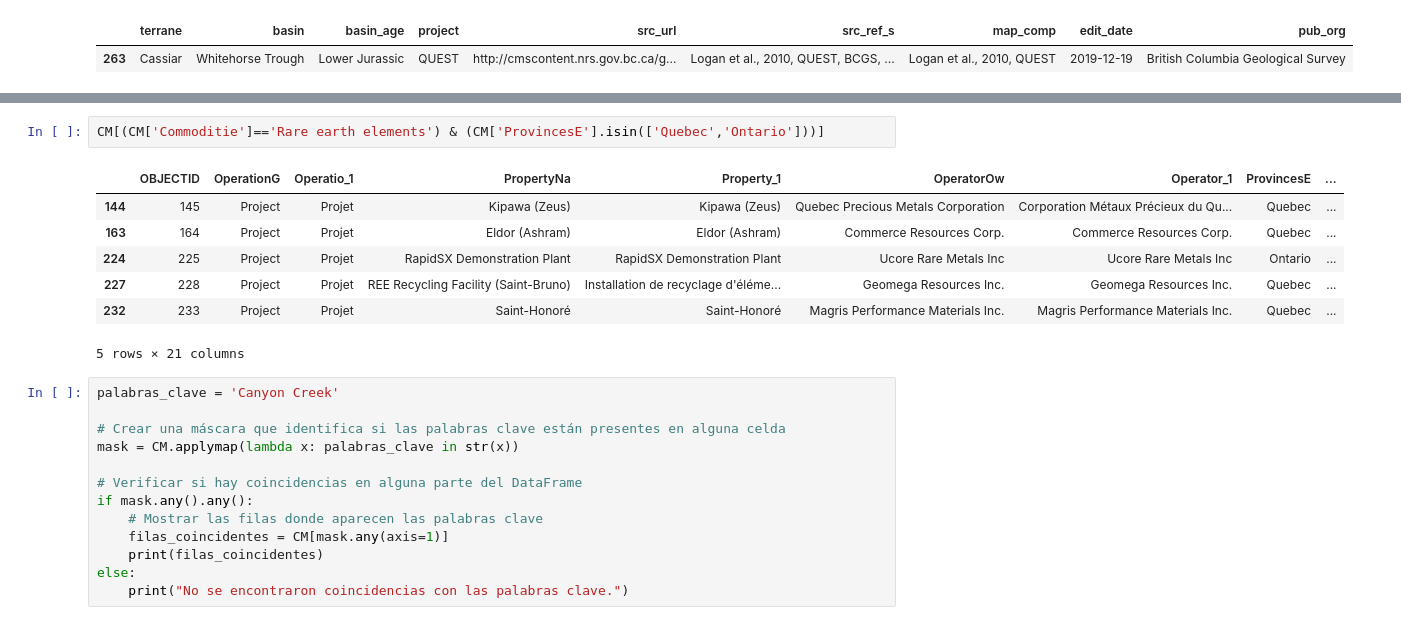
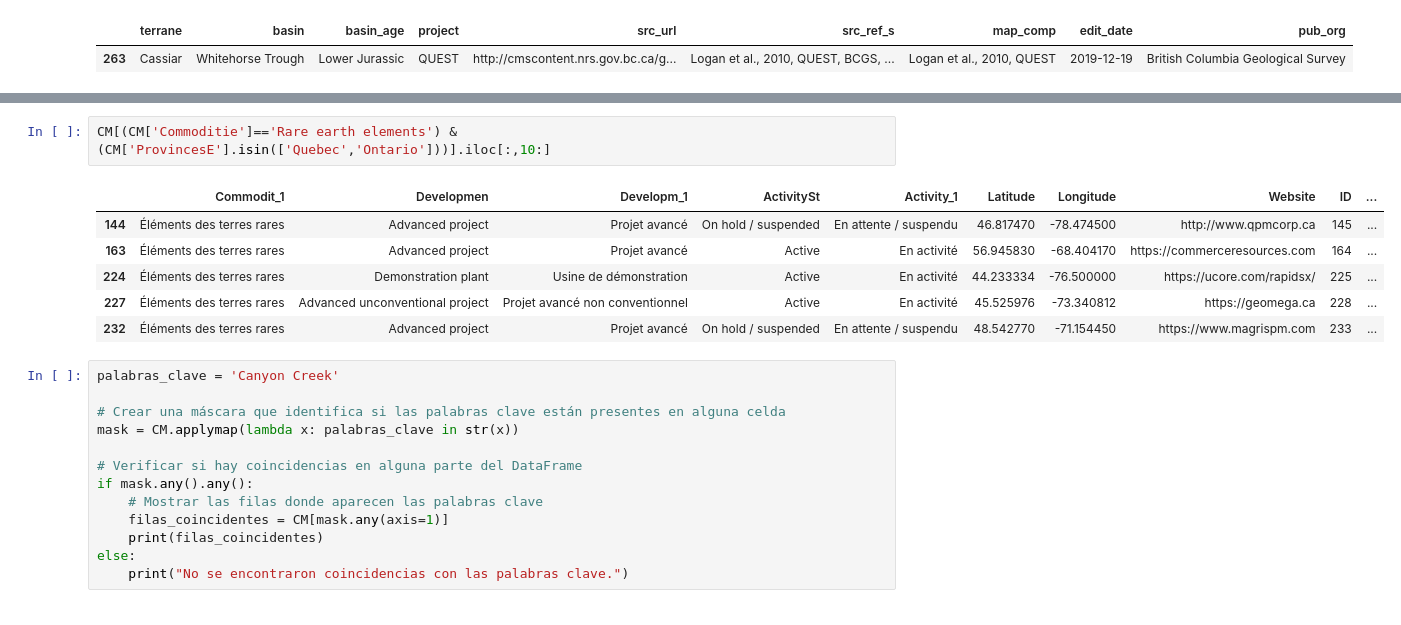
Before and after one commit to cvillarragamo/Tech_Treasures_Challenge, a Jupyter notebook: 1_Data_Collection_Cleaning.ipynb, the cells around one changed output, grey strips where cells are left out. Drawn from its saved outputs; the diff is of its cells as text.

```diff
--- a/1_Data_Collection_Cleaning.ipynb
+++ b/1_Data_Collection_Cleaning.ipynb
@@ -196,15 +203,14 @@ CM[CM['Commoditie']=='Rare earth elements'].iloc[:,7:18]
 | 232 | Quebec | Québec | Rare earth elements | Éléments des terres rares | Advanced project | Projet avancé | On hold / suspended | En attente / suspendu | ... |
 | 263 | British Columbia | Colombie-Britannique | Rare earth elements | Éléments des terres rares | Advanced project | Projet avancé | Active | En activité | ... |
 # %%
-CM[(CM['Commoditie']=='Rare earth elements') & (CM['ProvincesE'].isin(['Quebec','Ontario']))]
+CM[(CM['Commoditie']=='Rare earth elements') & (CM['ProvincesE'].isin(['Quebec','Ontario']))].iloc[:,10:]
 # %% [output]
-|  | OBJECTID | OperationG | Operatio_1 | PropertyNa | Property_1 | OperatorOw | Operator_1 | ProvincesE | ... |
-| 144 | 145 | Project | Projet | Kipawa (Zeus) | Kipawa (Zeus) | Quebec Precious Metals Corporation | Corporation Métaux Précieux du Qu... | Quebec | ... |
-| 163 | 164 | Project | Projet | Eldor (Ashram) | Eldor (Ashram) | Commerce Resources Corp. | Commerce Resources Corp. | Quebec | ... |
-| 224 | 225 | Project | Projet | RapidSX Demonstration Plant | RapidSX Demonstration Plant | Ucore Rare Metals Inc | Ucore Rare Metals Inc | Ontario | ... |
-| 227 | 228 | Project | Projet | REE Recycling Facility (Saint-Bruno) | Installation de recyclage d'éléme... | Geomega Resources Inc. | Geomega Resources Inc. | Quebec | ... |
-| 232 | 233 | Project | Projet | Saint-Honoré | Saint-Honoré | Magris Performance Materials Inc. | Magris Performance Materials Inc. | Quebec | ... |
+|  | Commodit_1 | Developmen | Developm_1 | ActivitySt | Activity_1 | Latitude | Longitude | Website | ID | ... |
+| 144 | Éléments des terres rares | Advanced project | Projet avancé | On hold / suspended | En attente / suspendu | 46.817470 | -78.474500 | http://www.qpmcorp.ca | 145 | ... |
+| 163 | Éléments des terres rares | Advanced project | Projet avancé | Active | En activité | 56.945830 | -68.404170 | https://commerceresources.com | 164 | ... |
+| 224 | Éléments des terres rares | Demonstration plant | Usine de démonstration | Active | En activité | 44.233334 | -76.500000 | https://ucore.com/rapidsx/ | 225 | ... |
+| 227 | Éléments des terres rares | Advanced unconventional project | Projet avancé non conventionnel | Active | En activité | 45.525976 | -73.340812 | https://geomega.ca | 228 | ... |
+| 232 | Éléments des terres rares | Advanced project | Projet avancé | On hold / suspended | En attente / suspendu | 48.542770 | -71.154450 | https://www.magrispm.com | 233 | ... |
-5 rows × 21 columns
 # %%
 palabras_clave = 'Canyon Creek'
 
```
Also changed, not shown: parts of 8 cells of this notebook, 18 other files.
